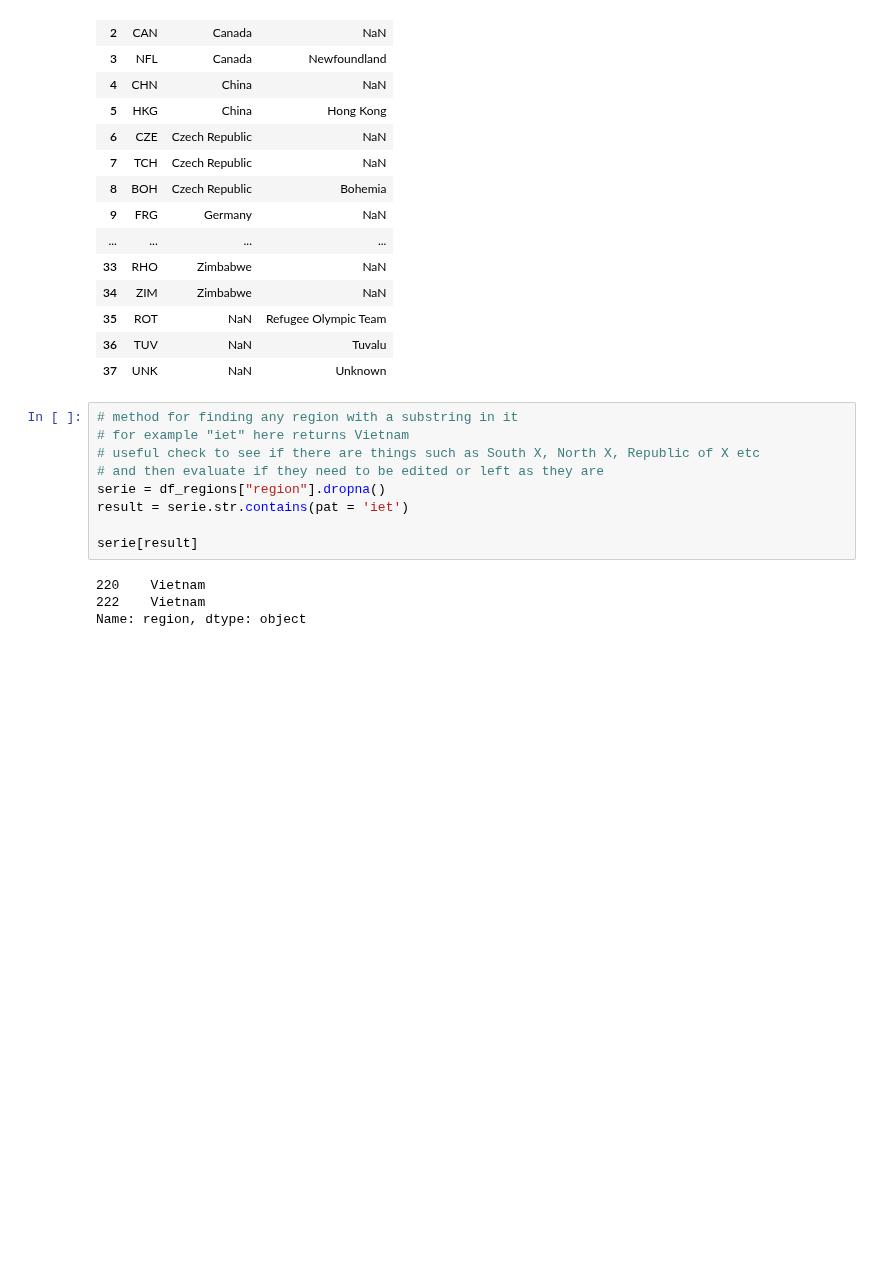
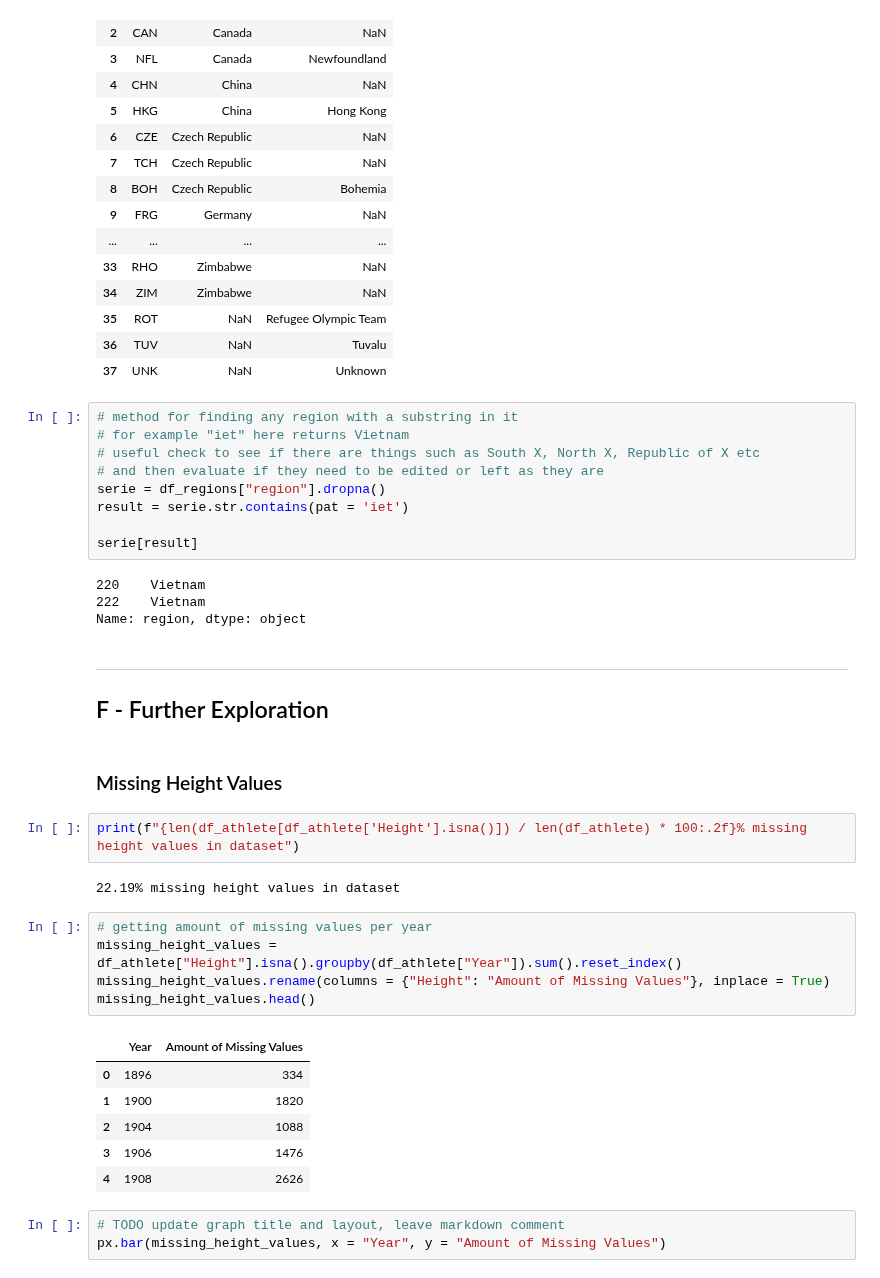
Before and after one commit to Andreas-Svensson/Databehandling-Project, a Jupyter notebook: E0_exploration.ipynb, the cells around one changed output. Drawn from its saved outputs; the diff is of its cells as text; blank space fills up the shorter version.

```diff
--- a/E0_exploration.ipynb
+++ b/E0_exploration.ipynb
@@ -1016,3 +1011,27 @@ serie[result]
 220    Vietnam
 222    Vietnam
 Name: region, dtype: object
+# %% [markdown]
+---
+## F - Further Exploration
+# %% [markdown]
+### Missing Height Values
+# %%
+print(f"{len(df_athlete[df_athlete['Height'].isna()]) / len(df_athlete) * 100:.2f}% missing height values in dataset")
+# %% [output]
+22.19% missing height values in dataset
+# %%
+# getting amount of missing values per year
+missing_height_values = df_athlete["Height"].isna().groupby(df_athlete["Year"]).sum().reset_index()
+missing_height_values.rename(columns = {"Height": "Amount of Missing Values"}, inplace = True)
+missing_height_values.head()
+# %% [output]
+|  | Year | Amount of Missing Values |
+| 0 | 1896 | 334 |
+| 1 | 1900 | 1820 |
+| 2 | 1904 | 1088 |
+| 3 | 1906 | 1476 |
+| 4 | 1908 | 2626 |
+# %%
+# TODO update graph title and layout, leave markdown comment
+px.bar(missing_height_values, x = "Year", y = "Amount of Missing Values")
```
Also changed, not shown: parts of 29 cells of this notebook.
